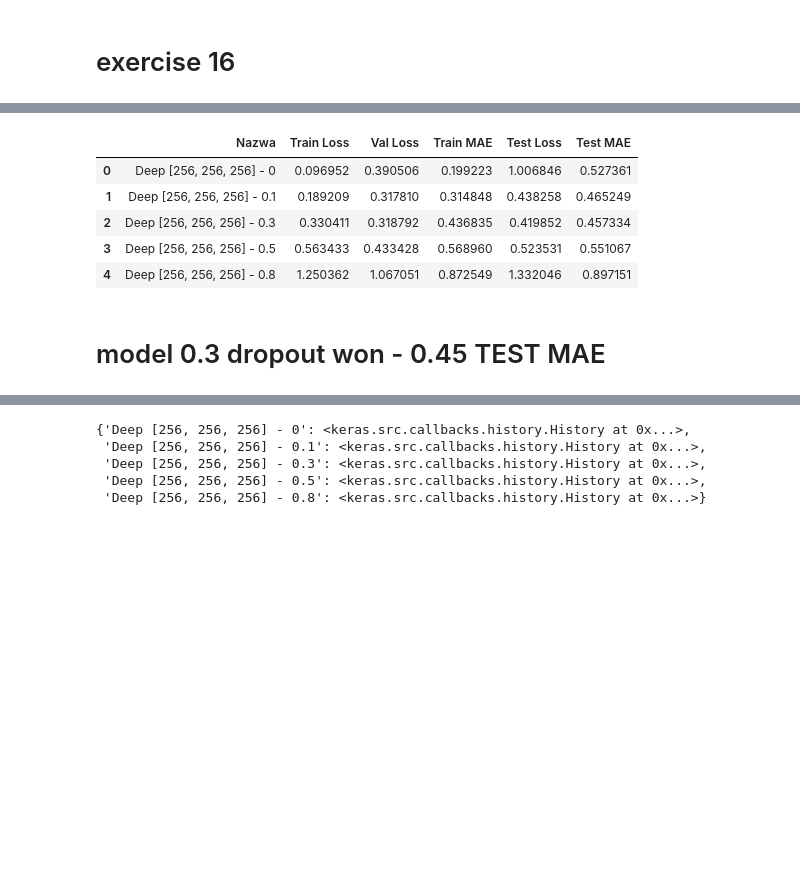
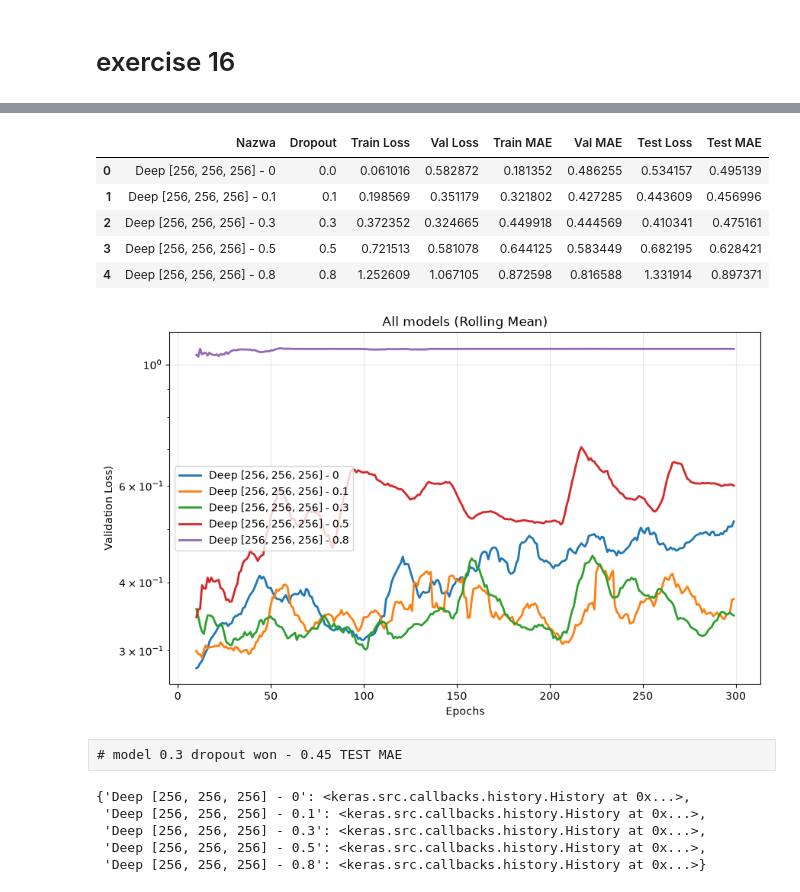
Before and after one commit to michallitwin/python-learning, a Jupyter notebook: python_dl/exercises3.ipynb, the cells around one changed output, grey strips where cells are left out. Cells and saved outputs as stored; diff of their text form; code cells hidden in the pictures; blank space fills up the shorter version.

```diff
--- a/python_dl/exercises3.ipynb
+++ b/python_dl/exercises3.ipynb
@@ -431,11 +433,0 @@ history
-# %%
-df_summary_v2
-# %% [output]
-|  | Nazwa | Train Loss | Val Loss | Train MAE | Test Loss | Test MAE |
-| 0 | Deep [256, 256, 256] - 0 | 0.096952 | 0.390506 | 0.199223 | 1.006846 | 0.527361 |
-| 1 | Deep [256, 256, 256] - 0.1 | 0.189209 | 0.317810 | 0.314848 | 0.438258 | 0.465249 |
-| 2 | Deep [256, 256, 256] - 0.3 | 0.330411 | 0.318792 | 0.436835 | 0.419852 | 0.457334 |
-| 3 | Deep [256, 256, 256] - 0.5 | 0.563433 | 0.433428 | 0.568960 | 0.523531 | 0.551067 |
-| 4 | Deep [256, 256, 256] - 0.8 | 1.250362 | 1.067051 | 0.872549 | 1.332046 | 0.897151 |
-# %% [markdown]
-# model 0.3 dropout won - 0.45 TEST MAE
@@ -441,0 +485,22 @@ df_summary_v2
+# %%
+configs = {
+
+    "Deep [256, 256, 256] - 0": 0,
+    "Deep [256, 256, 256] - 0.1": 0.1,
+    "Deep [256, 256, 256] - 0.3": 0.3,
+    "Deep [256, 256, 256] - 0.5": 0.5,
+    "Deep [256, 256, 256] - 0.8": 0.8,
+
+}
+
+df_results, histories = train_all_configs_with_diff_drop(
+    configs,
+    X_train_scaled_1k,
+    y_train_scaled_1k,
+    X_test_scaled_ch,
+    y_test_scaled_ch,
+)
+
+display(df_results)
+plot_histories(histories)
+# %% [output]
@@ -442,3 +512,12 @@ df_summary_v2
+|  | Nazwa | Dropout | Train Loss | Val Loss | Train MAE | Val MAE | Test Loss | Test MAE |
+| 0 | Deep [256, 256, 256] - 0 | 0.0 | 0.061016 | 0.582872 | 0.181352 | 0.486255 | 0.534157 | 0.495139 |
+| 1 | Deep [256, 256, 256] - 0.1 | 0.1 | 0.198569 | 0.351179 | 0.321802 | 0.427285 | 0.443609 | 0.456996 |
+| 2 | Deep [256, 256, 256] - 0.3 | 0.3 | 0.372352 | 0.324665 | 0.449918 | 0.444569 | 0.410341 | 0.475161 |
+| 3 | Deep [256, 256, 256] - 0.5 | 0.5 | 0.721513 | 0.581078 | 0.644125 | 0.583449 | 0.682195 | 0.628421 |
+| 4 | Deep [256, 256, 256] - 0.8 | 0.8 | 1.252609 | 1.067105 | 0.872598 | 0.816588 | 1.331914 | 0.897371 |
+[figure, added]
+# %% [raw]
+# model 0.3 dropout won - 0.45 TEST MAE
 # %%
 histories
 # %% [output]
```
Also changed, not shown: parts of 96 cells of this notebook.
